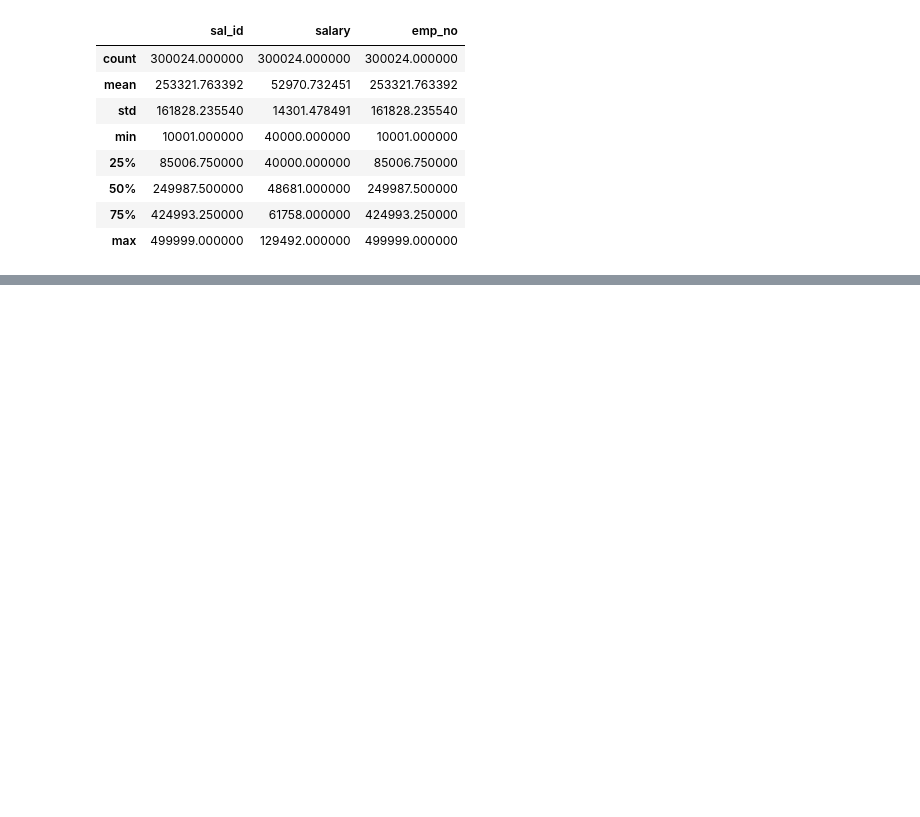
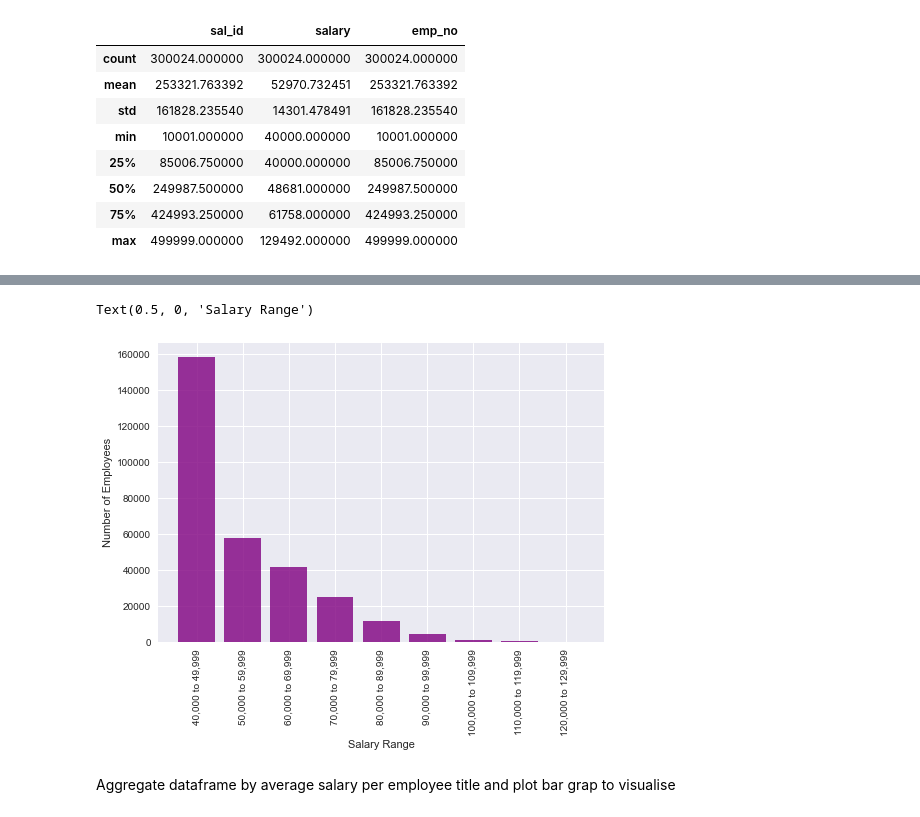
Before and after one commit to ShonaCritch/SQL-Challenge, a Jupyter notebook: EmployeeSQL/SQLAlchemy_Analysis.ipynb, the cells around one changed output, grey strips where cells are left out. Cells and saved outputs as stored; diff of their text form; code cells hidden in the pictures; blank space fills up the shorter version.

```diff
--- a/EmployeeSQL/SQLAlchemy_Analysis.ipynb
+++ b/EmployeeSQL/SQLAlchemy_Analysis.ipynb
@@ -130,0 +143,4 @@ group_labels = ["0 to 10k", "10k to 20k", "20k to 30k", "30k to 40k", "40k to 50
+# %%
+#sort df by salary range
+df_sal_range = df.sort_values("salary_range")
+df_sal_range
@@ -130,0 +163,5 @@ group_labels = ["0 to 10k", "10k to 20k", "20k to 30k", "30k to 40k", "40k to 50
+# %%
+# group by salary range
+sal_grp = df_sal_range.groupby("salary_range")
+count_sal_grp = sal_grp['salary_range'].count()
+count_sal_grp
@@ -131,3 +180,20 @@ group_labels = ["0 to 10k", "10k to 20k", "20k to 30k", "30k to 40k", "40k to 50
+# %%
+# Create employee salary range list and x-axis list for histogram
+emp_sal_range = []
+for count in count_sal_grp:
+    if emp_sal_range != count:
+        emp_sal_range.append(count)
+
+x_axis = np.arange(0,len(group_labels))
 # %%
 # Create a histogram to visualize the most common salary ranges for employees.
+plt.bar(x_axis, emp_sal_range, color='purple', alpha=0.8, align="center")
+plt.xticks(x_axis, group_labels,rotation='vertical')
+plt.ylabel("Number of Employees")
+plt.xlabel("Salary Range")
+# %% [output]
+Text(0.5, 0, 'Salary Range')
+[figure, added]
+# %% [markdown]
+Aggregate dataframe by average salary per employee title and plot bar grap to visualise
 # %%
```
Also changed, not shown: parts of 19 cells of this notebook.
